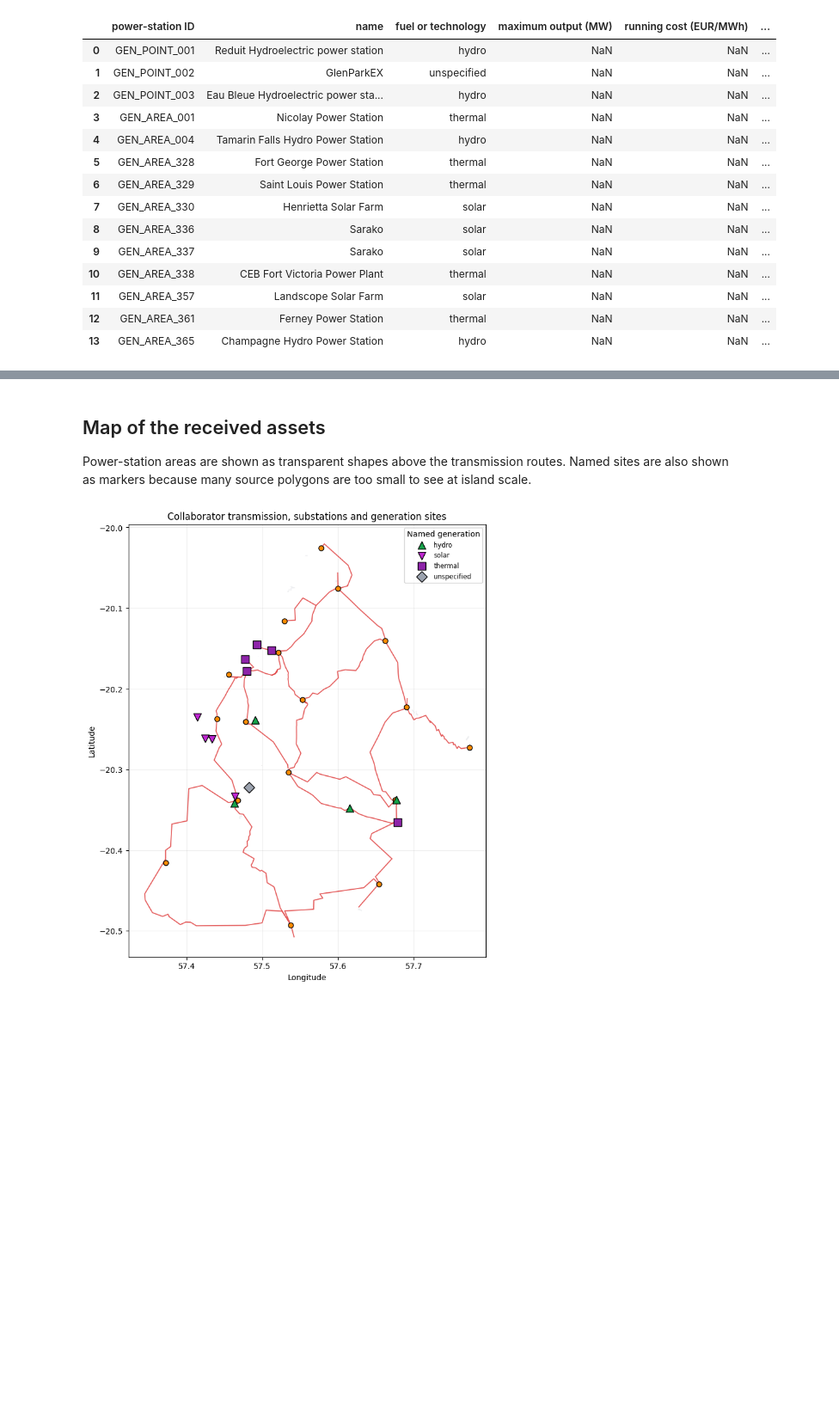
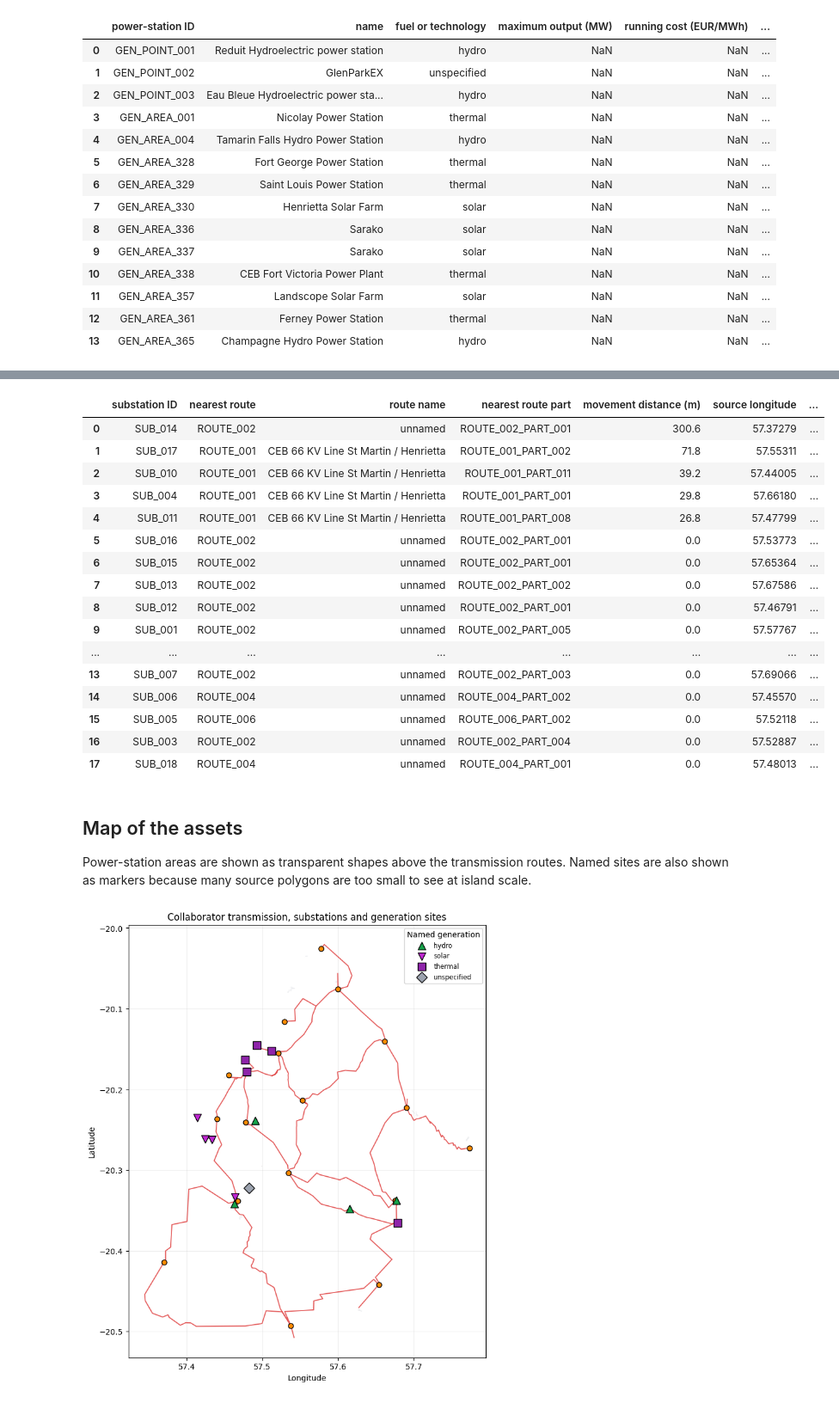
Before and after one commit to cpalazzi/pypsa-earth-mauritius-kestrel, a Jupyter notebook: notebooks/asset_model/00_data_intake.ipynb, the cells around one changed output, grey strips where cells are left out. Shown at 86% size. Cells and saved outputs as stored; diff of their text form; code cells hidden in the pictures; blank space fills up the shorter version.

```diff
--- a/notebooks/asset_model/00_data_intake.ipynb
+++ b/notebooks/asset_model/00_data_intake.ipynb
@@ -55,6 +55,8 @@ PreparedAssets(substations=PosixPath('/Users/carlopalazzi/programming/pypsa_mode
 The generated power-station register keeps the source location and leaves key technical values blank. Maximum output, fuel, running cost and connected substation must be checked against CEB reports or other agreed sources before the electricity supply model can run.
 # %%
 substations = gpd.read_parquet(prepared.substations)
+snapped_substations = gpd.read_parquet(prepared.snapped_substations)
+snap_distances = pd.read_csv(prepared.substation_snap_distances)
 routes = gpd.read_parquet(prepared.transmission_routes)
 generation_points = gpd.read_parquet(prepared.generation_points)
 generation_areas = gpd.read_parquet(prepared.generation_areas)
@@ -114,5 +122,64 @@ display(display_register)
+# %%
+snap_table = snap_distances[
+    [
+        "bus_id",
+        "snapped_route_id",
+        "snapped_route_name",
+        "snapped_route_part_id",
+        "snap_distance_m",
+        "original_lon",
+        "original_lat",
+        "snapped_lon",
+        "snapped_lat",
+    ]
+].copy()
+snap_table["warning"] = snap_table["snap_distance_m"].apply(
+    lambda distance: "check alignment" if distance > 75 else ""
+)
+display(
+    snap_table.rename(columns={
+        "bus_id": "substation ID",
+        "snapped_route_id": "nearest route",
+        "snapped_route_name": "route name",
+        "snapped_route_part_id": "nearest route part",
+        "snap_distance_m": "movement distance (m)",
+        "original_lon": "source longitude",
+        "original_lat": "source latitude",
+        "snapped_lon": "snapped longitude",
+        "snapped_lat": "snapped latitude",
+    }).style
+    .format({
+        "movement distance (m)": "{:.1f}",
+        "source longitude": "{:.5f}",
+        "source latitude": "{:.5f}",
+        "snapped longitude": "{:.5f}",
+        "snapped latitude": "{:.5f}",
+    })
+    .map(
+        lambda value: "background-color: #fde68a" if value > 75 else "",
+        subset=["movement distance (m)"],
+    )
+)
+# %% [output]
+|  | substation ID | nearest route | route name | nearest route part | movement distance (m) | source longitude | ... |
+| 0 | SUB_014 | ROUTE_002 | unnamed | ROUTE_002_PART_001 | 300.6 | 57.37279 | ... |
+| 1 | SUB_017 | ROUTE_001 | CEB 66 KV Line St Martin / Henrietta | ROUTE_001_PART_002 | 71.8 | 57.55311 | ... |
+| 2 | SUB_010 | ROUTE_001 | CEB 66 KV Line St Martin / Henrietta | ROUTE_001_PART_011 | 39.2 | 57.44005 | ... |
+| 3 | SUB_004 | ROUTE_001 | CEB 66 KV Line St Martin / Henrietta | ROUTE_001_PART_001 | 29.8 | 57.66180 | ... |
+| 4 | SUB_011 | ROUTE_001 | CEB 66 KV Line St Martin / Henrietta | ROUTE_001_PART_008 | 26.8 | 57.47799 | ... |
+| 5 | SUB_016 | ROUTE_002 | unnamed | ROUTE_002_PART_001 | 0.0 | 57.53773 | ... |
+| 6 | SUB_015 | ROUTE_002 | unnamed | ROUTE_002_PART_001 | 0.0 | 57.65364 | ... |
+| 7 | SUB_013 | ROUTE_002 | unnamed | ROUTE_002_PART_002 | 0.0 | 57.67586 | ... |
+| 8 | SUB_012 | ROUTE_002 | unnamed | ROUTE_002_PART_001 | 0.0 | 57.46791 | ... |
+| 9 | SUB_001 | ROUTE_002 | unnamed | ROUTE_002_PART_005 | 0.0 | 57.57767 | ... |
+| ... | ... | ... | ... | ... | ... | ... | ... |
+| 13 | SUB_007 | ROUTE_002 | unnamed | ROUTE_002_PART_003 | 0.0 | 57.69066 | ... |
+| 14 | SUB_006 | ROUTE_004 | unnamed | ROUTE_004_PART_002 | 0.0 | 57.45570 | ... |
+| 15 | SUB_005 | ROUTE_006 | unnamed | ROUTE_006_PART_002 | 0.0 | 57.52118 | ... |
+| 16 | SUB_003 | ROUTE_002 | unnamed | ROUTE_002_PART_004 | 0.0 | 57.52887 | ... |
+| 17 | SUB_018 | ROUTE_004 | unnamed | ROUTE_004_PART_001 | 0.0 | 57.48013 | ... |
 # %% [markdown]
-## Map of the received assets
+## Map of the assets
 
 Power-station areas are shown as transparent shapes above the transmission routes. Named sites are also shown as markers because many source polygons are too small to see at island scale.
 # %%
```
Also changed, not shown: parts of 5 cells of this notebook, 10 other files.
